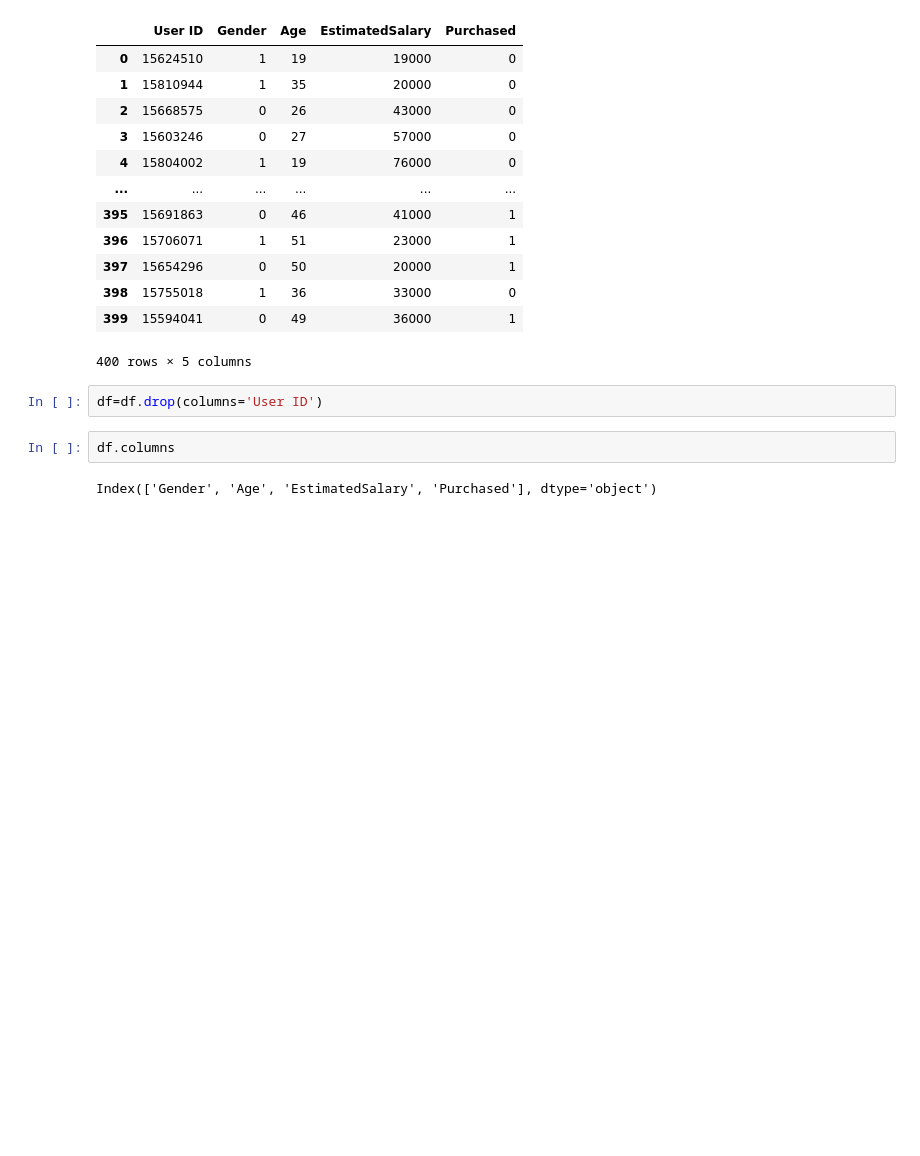
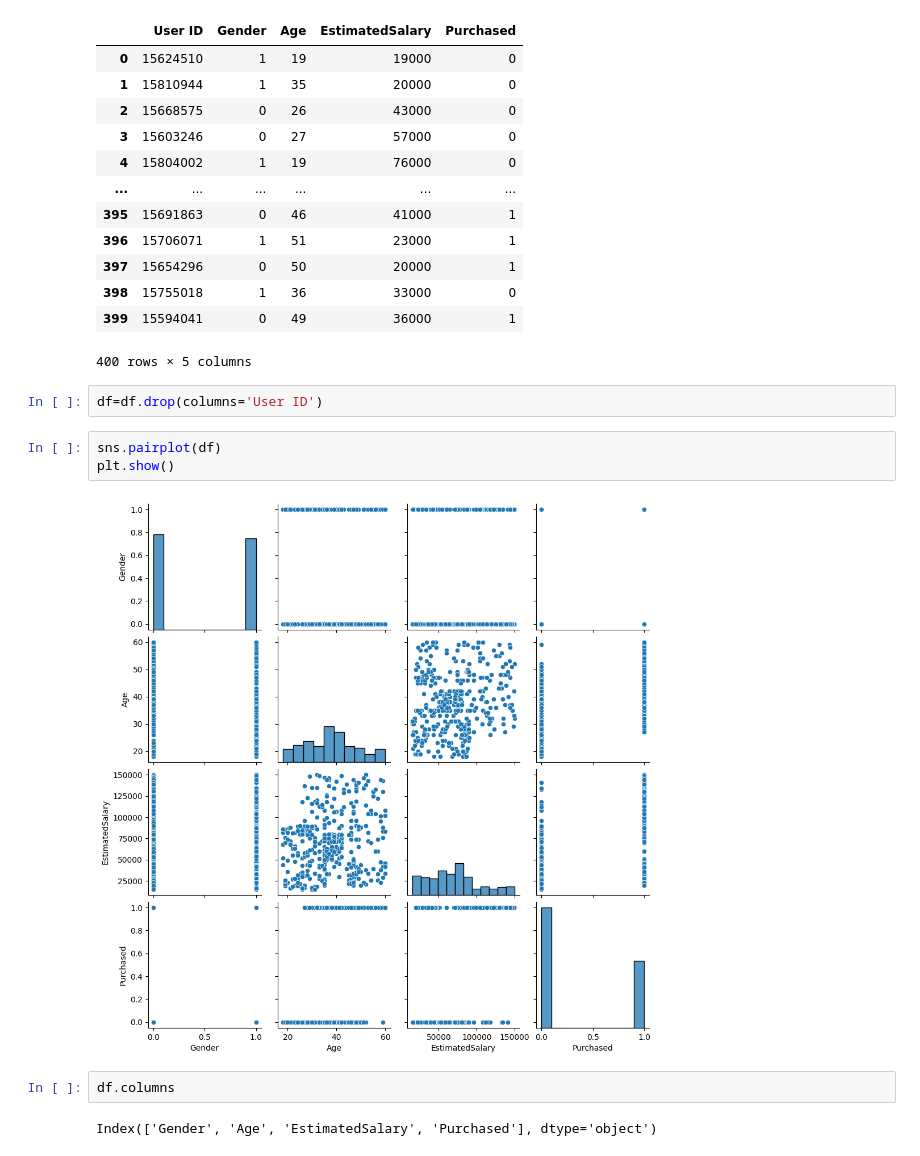
Before and after one commit to truptipawr/DSBDAL, a Jupyter notebook: Practicle5.ipynb, the cells around one changed output. Saved outputs shown, nothing was run; the diff lists cells and outputs as text; blank space fills up the shorter version.

```diff
--- a/Practicle5.ipynb
+++ b/Practicle5.ipynb
@@ -28,6 +28,11 @@ For example, when doing 'df[col].method(value, inplace=True)', try using 'df.met
 400 rows × 5 columns
 # %%
 df=df.drop(columns='User ID')
+# %%
+sns.pairplot(df)
+plt.show()
+# %% [output]
+[figure, added]
 # %%
 df.columns
 # %% [output]
```
Also changed, not shown: parts of 11 cells of this notebook.
